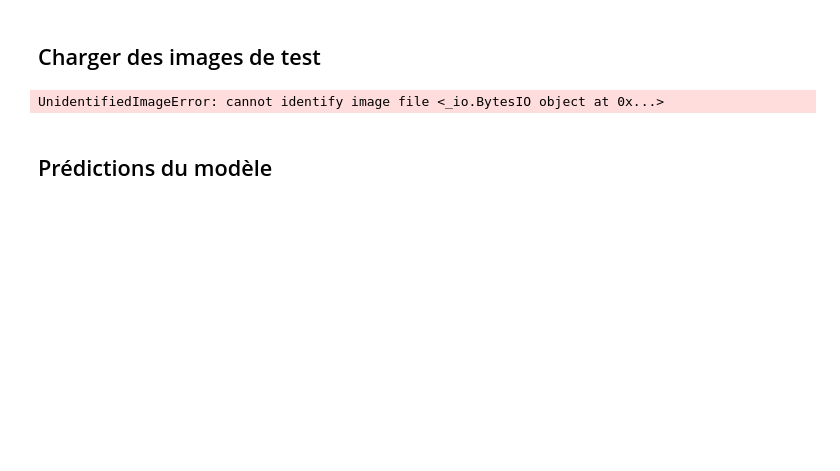
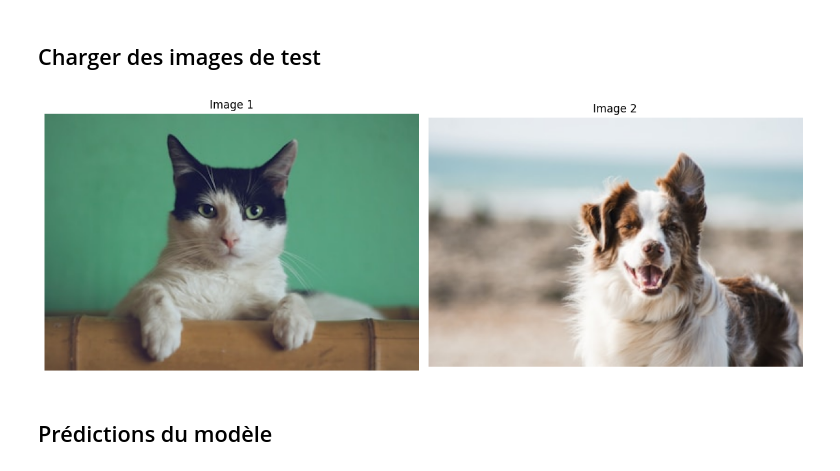
Before and after one commit to Rayandri/SSL26, a Jupyter notebook: Copie_de_TP_Explicabilité.ipynb, the cells around one changed output. Saved outputs shown, nothing was run; the diff lists cells and outputs as text; code cells hidden in the pictures; blank space fills up the shorter version.

```diff
--- a/Copie_de_TP_Explicabilité.ipynb
+++ b/Copie_de_TP_Explicabilité.ipynb
@@ -120,25 +119,27 @@ Model loaded: ResNet18 with 1000 ImageNet classes
 ## Charger des images de test
 # %%
 image_urls = [
-    "https://upload.wikimedia.org/wikipedia/commons/thumb/4/4d/Cat_November_2010-1a.jpg/1200px-Cat_November_2010-1a.jpg",
-    "https://upload.wikimedia.org/wikipedia/commons/thumb/2/26/YellowLabradorLooking_new.jpg/1200px-YellowLabradorLooking_new.jpg",
+    "https://images.unsplash.com/photo-1514888286974-6c03e2ca1dba?w=400",
+    "https://images.unsplash.com/photo-1587300003388-59208cc962cb?w=400",
 ]
+
+headers = {"User-Agent": "Mozilla/5.0"}
 
 images = []
 for url in image_urls:
-    response = requests.get(url)
+    response = requests.get(url, headers=headers)
     img = Image.open(BytesIO(response.content)).convert("RGB")
     images.append(img)
 
 fig, axes = plt.subplots(1, len(images), figsize=(12, 5))
 for i, img in enumerate(images):
     axes[i].imshow(img)
     axes[i].axis("off")
     axes[i].set_title(f"Image {i+1}")
 plt.tight_layout()
 plt.show()
 # %% [output]
-UnidentifiedImageError: cannot identify image file <_io.BytesIO object at 0x...>
+[figure, added]
 # %% [markdown]
 ## Prédictions du modèle
 # %%
```
Also changed, not shown: parts of 5 cells of this notebook, 1 other file.
